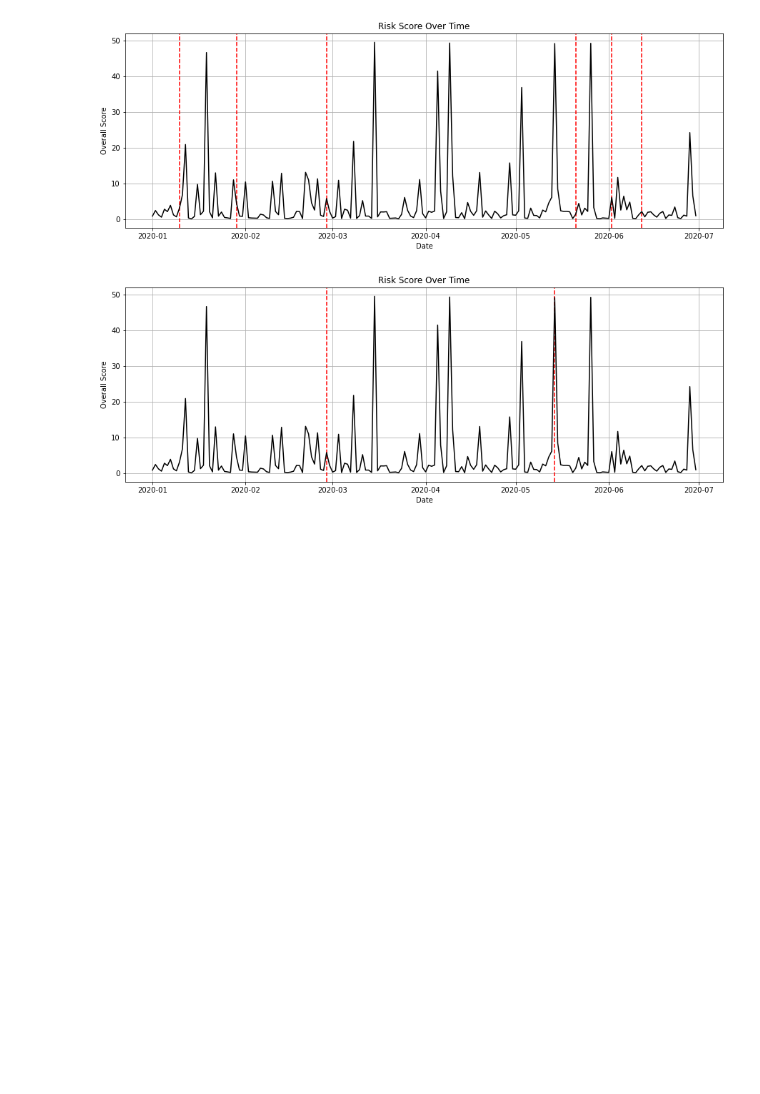
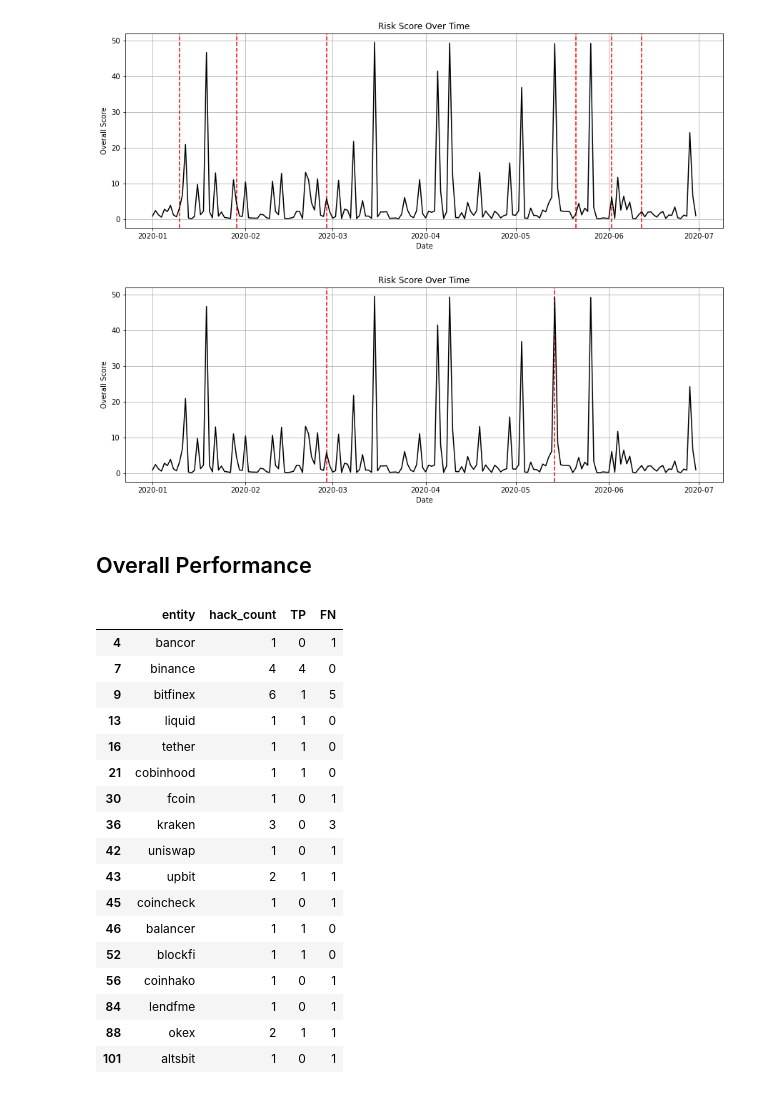
Before and after one commit to ValaryLim/lynx-blockchain-risk-scoring, a Jupyter notebook: scoring/scoring_final.ipynb, the cells around one changed output. Saved outputs shown, nothing was run; the diff lists cells and outputs as text; code cells hidden in the pictures; blank space fills up the shorter version.

Commit message:
valary | update hack coverage code

```diff
--- a/scoring/scoring_final.ipynb
+++ b/scoring/scoring_final.ipynb
@@ -405,3 +405,18 @@ overall_score = entity_risk_score(roberta_2020, entity=entity, start_date=start_
 risk_graph(overall_score, start_date=start_date, end_date=end_date, entity=entity)
 # %% [output]
 [figure]
+# %% [markdown]
+## Overall Performance
+# %%
+# INITIALISE PARAMETERS
+start_date = datetime(2020, 1, 1)
+end_date = datetime(2020, 6, 30)
+# %%
+# retrieve entities with news articles
+entities_available = roberta_2020["entity"].unique()
+
+# retrieve entities with hacks
+hacks_list = pd.read_csv('./data/hacks_list_2020.csv')
+hacks_list['Date'] = pd.to_datetime(hacks_list.Date, format="%d-%m-%Y")
+hacks_list['Entity'] = hacks_list['Entity'].apply(lambda x: x.lower())
+hacks_list.columns = ["date", "entity", "type"]
@@ -407,0 +472,21 @@ risk_graph(overall_score, start_date=start_date, end_date=end_date, entity=entit
+# %%
+entity_coverage[entity_coverage["hack_count"] > 0]
+# %% [output]
+|  | entity | hack_count | TP | FN |
+| 4 | bancor | 1 | 0 | 1 |
+| 7 | binance | 4 | 4 | 0 |
+| 9 | bitfinex | 6 | 1 | 5 |
+| 13 | liquid | 1 | 1 | 0 |
+| 16 | tether | 1 | 1 | 0 |
+| 21 | cobinhood | 1 | 1 | 0 |
+| 30 | fcoin | 1 | 0 | 1 |
+| 36 | kraken | 3 | 0 | 3 |
+| 42 | uniswap | 1 | 0 | 1 |
+| 43 | upbit | 2 | 1 | 1 |
+| 45 | coincheck | 1 | 0 | 1 |
+| 46 | balancer | 1 | 1 | 0 |
+| 52 | blockfi | 1 | 1 | 0 |
+| 56 | coinhako | 1 | 0 | 1 |
+| 84 | lendfme | 1 | 0 | 1 |
+| 88 | okex | 2 | 1 | 1 |
+| 101 | altsbit | 1 | 0 | 1 |
```
Also changed, not shown: parts of 3 cells of this notebook.
